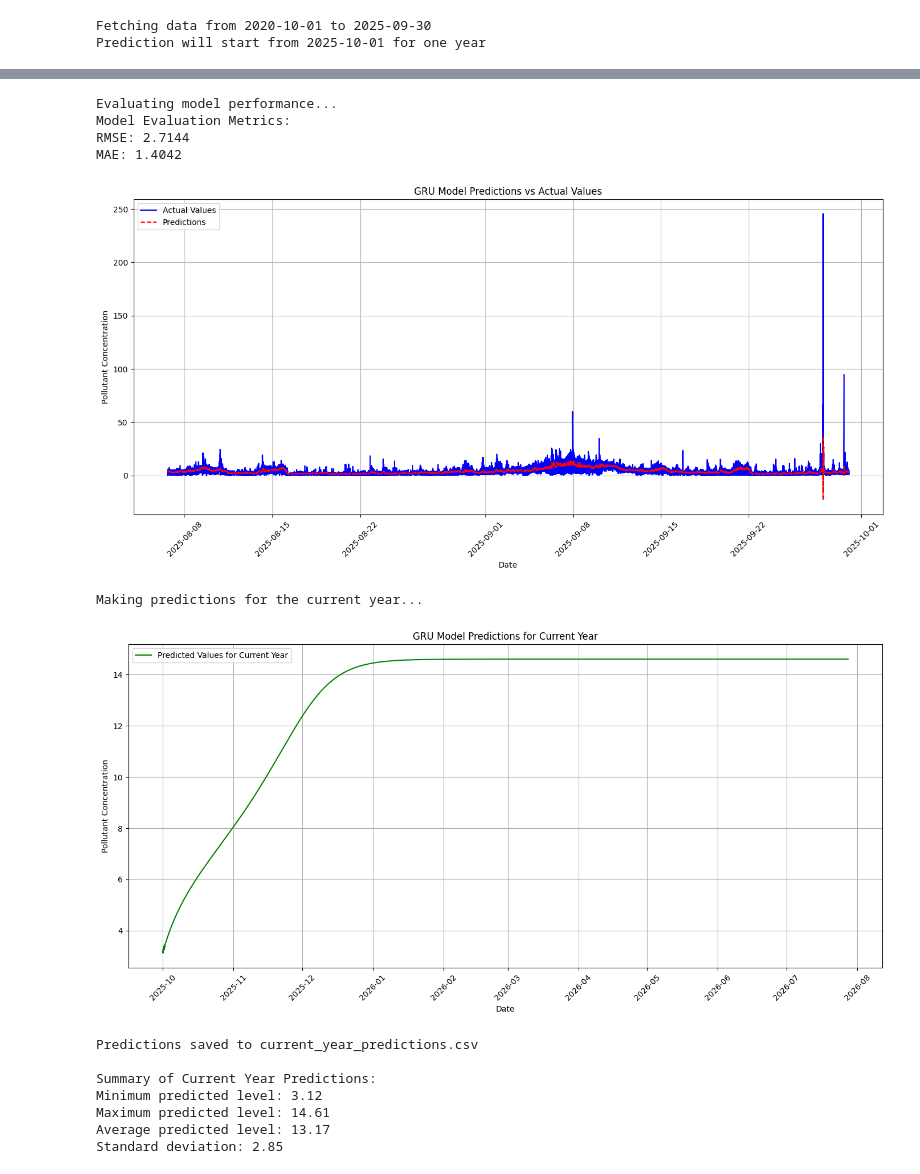
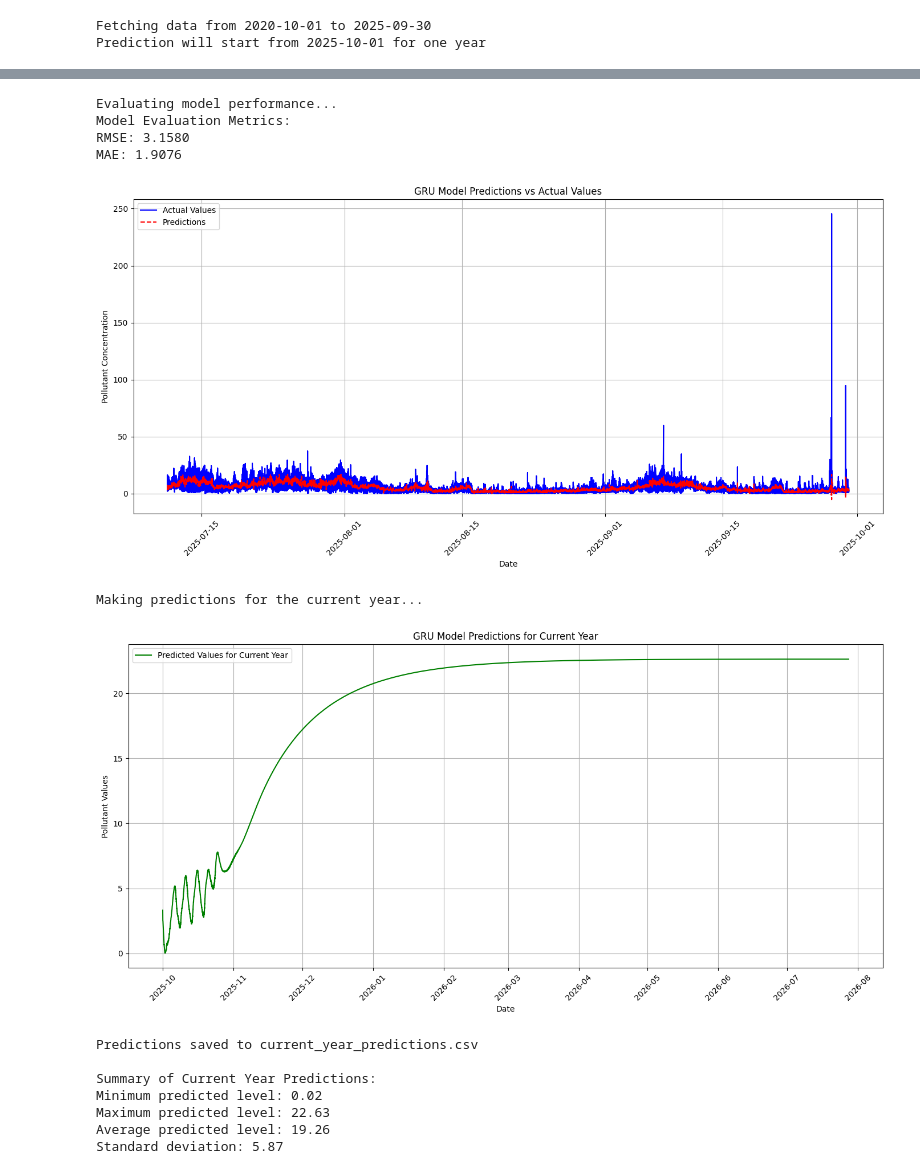
Before and after one commit to ngdeqi/DATA11001-Project, a Jupyter notebook: gru.ipynb, the cells around one changed output, grey strips where cells are left out. Drawn from its saved outputs; the diff is of its cells as text; code cells hidden in the pictures.

Commit message:
more++models

```diff
--- a/gru.ipynb
+++ b/gru.ipynb
@@ -215,22 +215,17 @@ class GRUModel(nn.Module):
         self.hidden_size = hidden_size
         self.num_layers = num_layers
 
-        # GRU层
         self.gru = nn.GRU(input_size, hidden_size, num_layers, batch_first=True)
-
-        # 全连接层
         self.fc = nn.Linear(hidden_size, output_size)
 
-    def forward(self, x):
-        # 初始化为零的隐藏状态
-        h0 = torch.zeros(self.num_layers, x.size(0), self.hidden_size).to(x.device)
+    def forward(self, x, h=None):
+        # 如果没有提供隐藏状态，则初始化为零
+        if h is None:
+            h = torch.zeros(self.num_layers, x.size(0), self.hidden_size).to(x.device)
 
-        # 前向传播GRU
-        out, _ = self.gru(x, h0)
+        out, h_n = self.gru(x, h)
+        out = self.fc(out[:, -1, :])  # 只使用最后一个时间步的输出
 
-        # 将最后一个时间步的输出传递给全连接层
-        out = self.fc(out[:, -1, :])
-
-        return out
+        return out, h_n
 # %% [output]
 Preparing data for pollutant ID: 6001
@@ -259,8 +254,8 @@ def train_model(model, train_loader, test_loader, num_epochs=50, learning_rate=0
         for X_batch, y_batch in train_loader:
             X_batch, y_batch = X_batch.to(device), y_batch.to(device)
 
-            # 前向传播
-            outputs = model(X_batch)
+            # 前向传播 - 修复：提取元组中的第一个元素作为输出
+            outputs, _ = model(X_batch)
             loss = criterion(outputs.squeeze(), y_batch)
 
             # 反向传播和优化
@@ -281,7 +276,8 @@ def train_model(model, train_loader, test_loader, num_epochs=50, learning_rate=0
         with torch.no_grad():
             for X_batch, y_batch in test_loader:
                 X_batch, y_batch = X_batch.to(device), y_batch.to(device)
-                outputs = model(X_batch)
+                # 前向传播 - 修复：提取元组中的第一个元素作为输出
+                outputs, _ = model(X_batch)
                 loss = criterion(outputs.squeeze(), y_batch)
                 test_loss += loss.item() * X_batch.size(0)
 
@@ -328,12 +324,12 @@ Epoch [50/50], Train Loss: 0.0003, Test Loss: 0.0001
 # %%
 # 评估模型并进行预测的函数
-def evaluate_model(model, test_loader, scaler):
+def evaluate_model(model, test_loader):
     # 设置设备
     device = torch.device('cuda' if torch.cuda.is_available() else 'cpu')
     model.to(device)
     model.eval()
 
-    # 存储预测和实际值的列表
+    # 存储预测和实际值的字典
     all_predictions = []
     all_actuals = []
 
@@ -341,7 +337,8 @@ def evaluate_model(model, test_loader, scaler):
     with torch.no_grad():
         for X_batch, y_batch in test_loader:
             X_batch = X_batch.to(device)
-            predictions = model(X_batch)
+            # 修复：提取元组中的第一个元素作为预测
+            predictions, _ = model(X_batch)
 
             # 转换为numpy并反向转换
             predictions_np = predictions.cpu().numpy()
@@ -367,25 +364,25 @@ def evaluate_model(model, test_loader, scaler):
 # %%
 # 如果模型存在则评估
 if 'model' in locals():
     print('Evaluating model performance...')
-    predictions, actuals, rmse, mae = evaluate_model(model, test_loader, scaler)
+    predictions, actuals, rmse, mae = evaluate_model(model, test_loader)
 
     # 绘制预测值与实际值对比
     plt.figure(figsize=(14, 7))
     plt.plot(test_dates[:len(predictions)], actuals, label='Actual Values', color='blue')
     plt.plot(test_dates[:len(predictions)], predictions, label='Predictions', color='red', linestyle='--')
     plt.title('GRU Model Predictions vs Actual Values')
     plt.xlabel('Date')
     plt.ylabel('Pollutant Concentration')
     plt.legend()
     plt.grid(True)
     plt.xticks(rotation=45)
     plt.tight_layout()
     plt.show()
 # %% [output]
 Evaluating model performance...
 Model Evaluation Metrics:
-RMSE: 2.7144
-MAE: 1.4042
+RMSE: 3.1580
+MAE: 1.9076
-[figure, old version]
+[figure, new version]
 # %%
@@ -434,7 +434,7 @@ if 'model' in locals() and 'X_test' in locals() and 'scaler' in locals():
     last_sequence = X_test[-1]
 
     # 预测今年（简化为365天）
-    current_year_predictions = predict_future(model, last_sequence, scaler, prediction_days=300)  # 演示使用30天
+    current_year_predictions = predict_future_with_hidden(model, last_sequence, scaler, prediction_days=300)
 
     prediction_start = datetime.strptime(PREDICTION_START_DATE, '%Y-%m-%d')
     future_dates = [prediction_start + timedelta(hours=i) for i in range(len(current_year_predictions))]
@@ -444,13 +444,14 @@ if 'model' in locals() and 'X_test' in locals() and 'scaler' in locals():
     plt.plot(future_dates, current_year_predictions, color='green', label='Predicted Values for Current Year')
     plt.title('GRU Model Predictions for Current Year')
     plt.xlabel('Date')
-    plt.ylabel('Pollutant Concentration')
+    plt.ylabel('Pollutant Values')
     plt.legend()
     plt.grid(True)
     plt.xticks(rotation=45)
     plt.tight_layout()
     plt.show()
-        # 保存预测到CSV
+
+    # 保存预测到CSV
     pred_df = pd.DataFrame({
         'Date': future_dates,
         'Predicted_Pollutant_Level': current_year_predictions
@@ -468,11 +469,11 @@ if 'model' in locals() and 'X_test' in locals() and 'scaler' in locals():
     print(f'Standard deviation: {current_year_predictions.std():.2f}')
 # %% [output]
 Making predictions for the current year...
-[figure, old version]
+[figure, new version]
 Predictions saved to current_year_predictions.csv
 
 Summary of Current Year Predictions:
-Minimum predicted level: 3.12
-Maximum predicted level: 14.61
-Average predicted level: 13.17
-Standard deviation: 2.85
+Minimum predicted level: 0.02
+Maximum predicted level: 22.63
+Average predicted level: 19.26
+Standard deviation: 5.87
```
Also changed, not shown: parts of 4 cells of this notebook, 11 other files.
